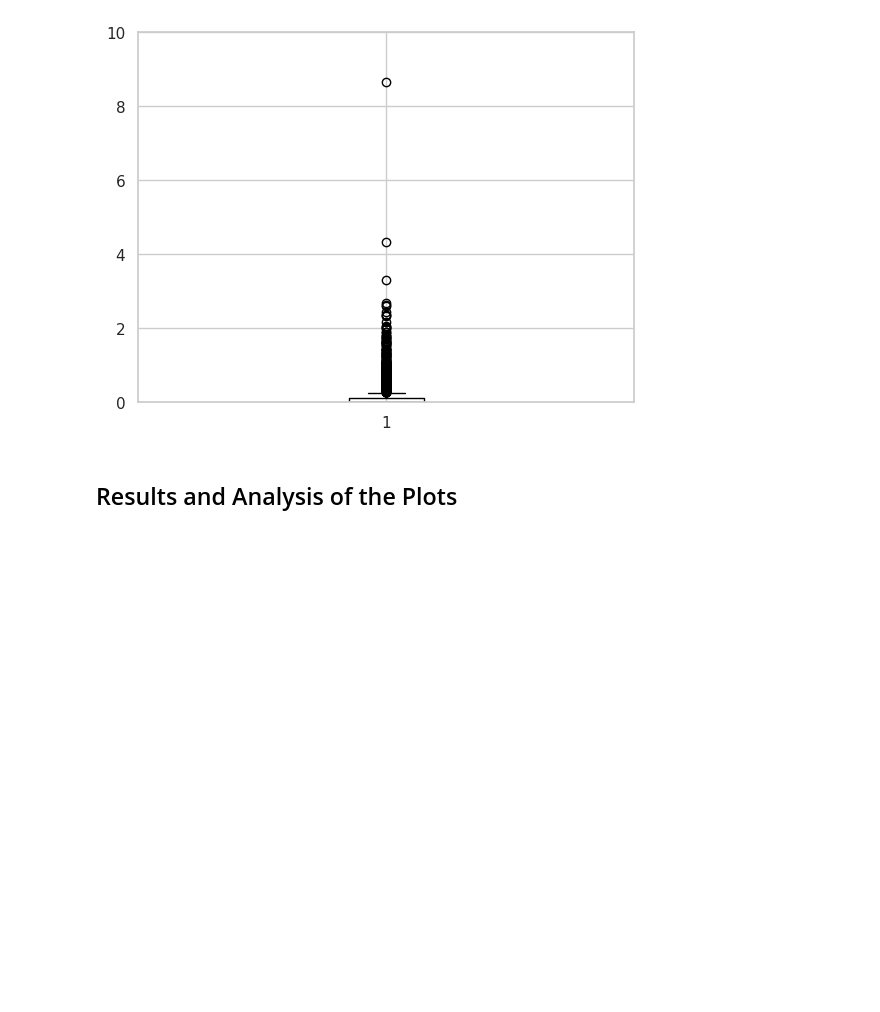
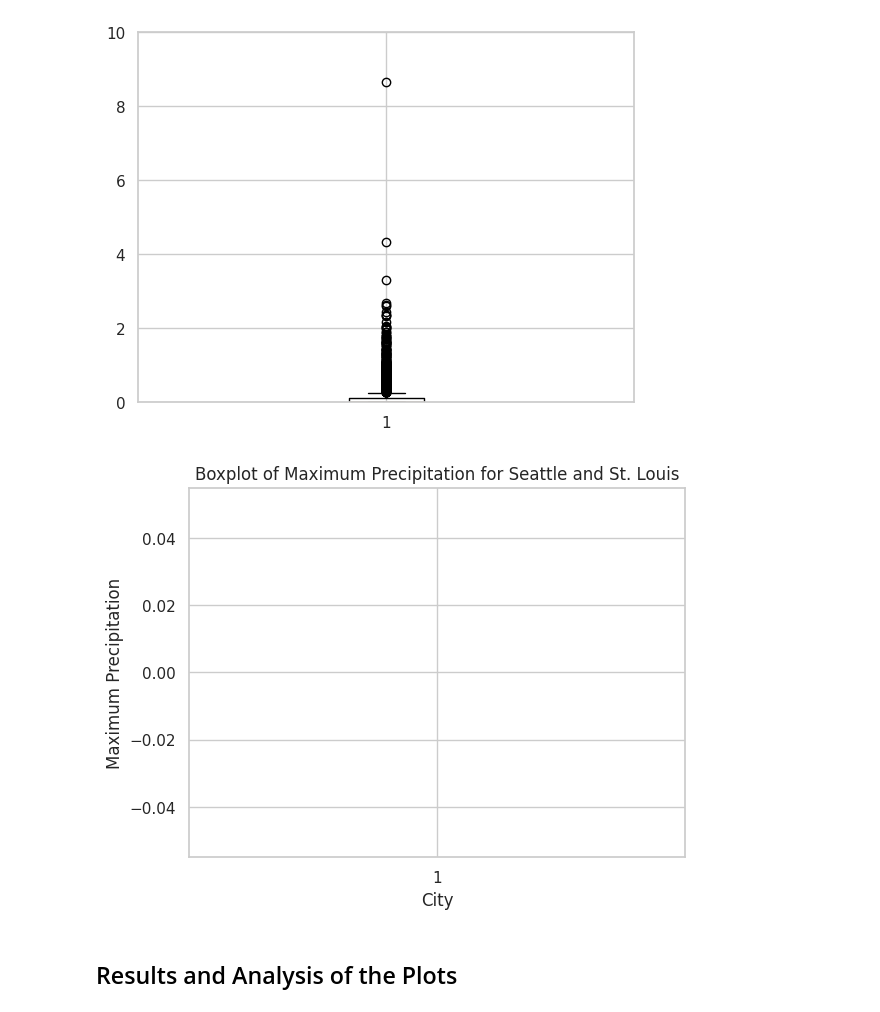
Before and after one commit to fawniechau/Seattle-Weather, a Jupyter notebook: Chau_Tina_of_DATA_3320_Seattle_St_Louis_Analysis_Template.ipynb, the cells around one changed output. Saved outputs shown, nothing was run; the diff lists cells and outputs as text; code cells hidden in the pictures; blank space fills up the shorter version.

```diff
--- a/Chau_Tina_of_DATA_3320_Seattle_St_Louis_Analysis_Template.ipynb
+++ b/Chau_Tina_of_DATA_3320_Seattle_St_Louis_Analysis_Template.ipynb
@@ -169,6 +166,27 @@ SEA    2.60
 STL    8.64
 Name: precipitation, dtype: float64
 [figure]
+# %%
+clean_df = pd.read_csv('https://raw.githubusercontent.com/fawniechau/Seattle-Weather/main/clean_seattle_stl_weather%20(1).csv')
+
+seattle_max_precipitation = clean_df.loc[clean_df['city'] == 'Seattle', 'precipitation'].max()
+stlouis_max_precipitation = clean_df.loc[clean_df['city'] == 'St. Louis', 'precipitation'].max()
+
+# Create list of filtered data for Seattle and St. Louis
+data_list = [seattle_max_precipitation, stlouis_max_precipitation]
+
+# Create boxplot
+plt.boxplot(data_list)
+
+# Add axis labels and title
+plt.xlabel('City')
+plt.ylabel('Maximum Precipitation')
+plt.title('Boxplot of Maximum Precipitation for Seattle and St. Louis')
+
+# Display plot
+plt.show()
+# %% [output]
+[figure, added]
 # %% [markdown]
 ## Results and Analysis of the Plots
 # %% [markdown]
```
Also changed, not shown: parts of 5 cells of this notebook.
